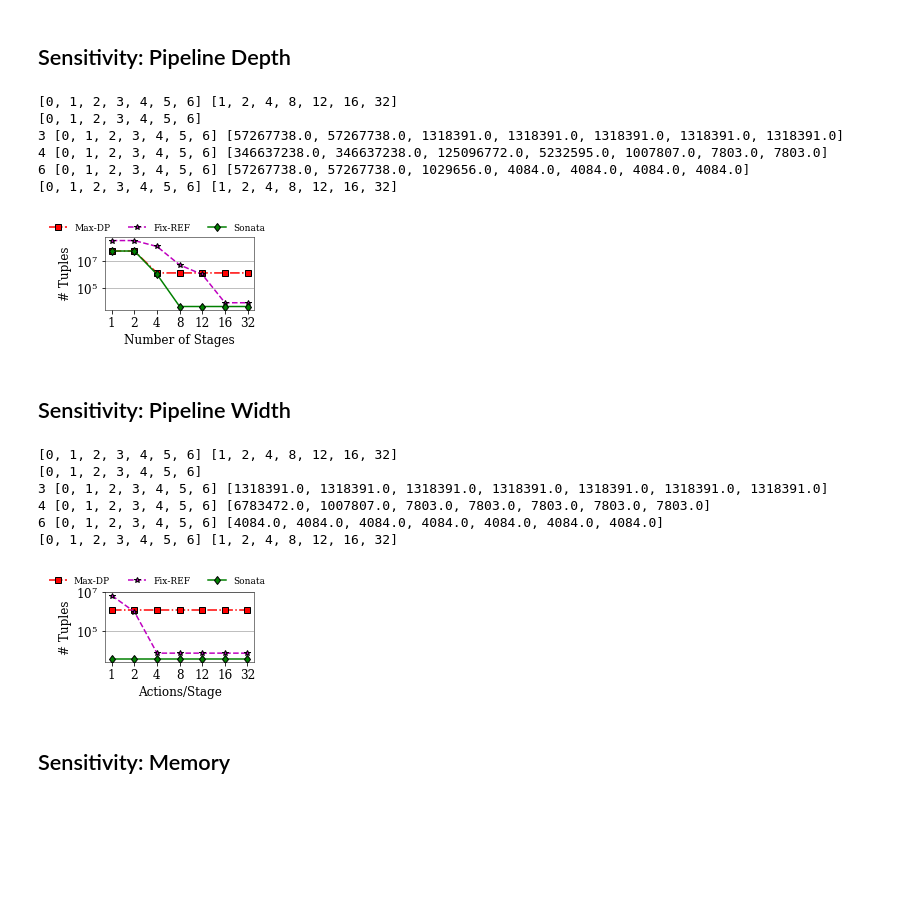
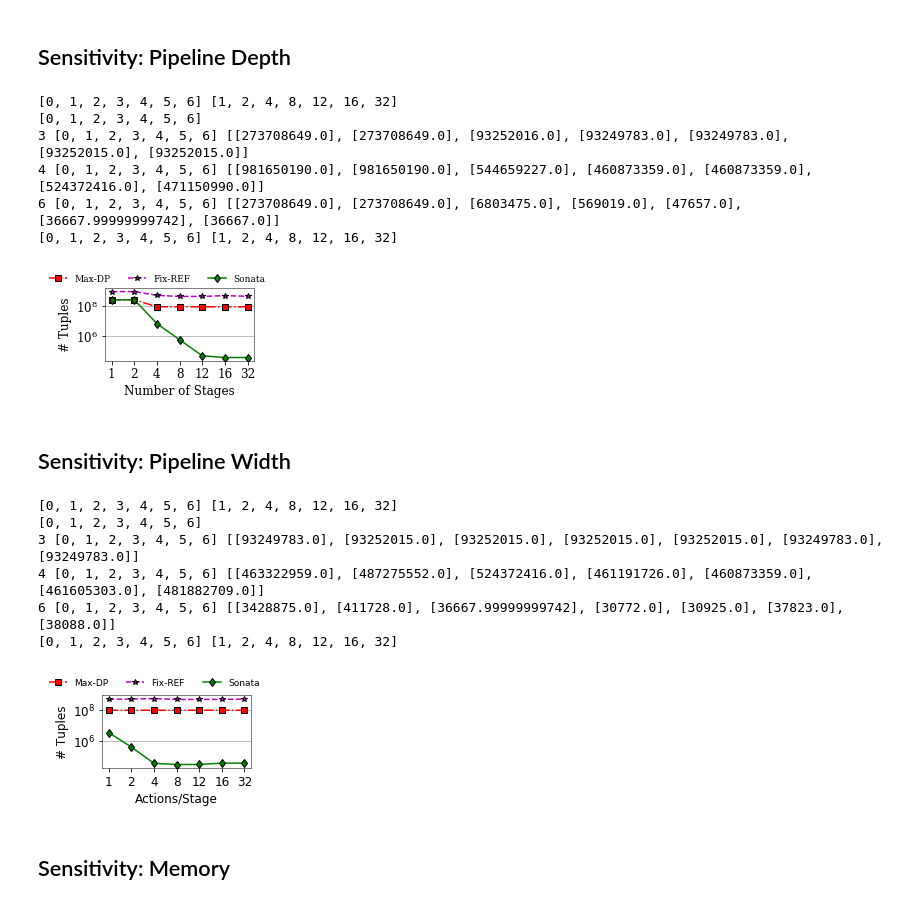
Before and after one commit to agupta13/SONATA-DEV, a Jupyter notebook: analysis/performance_eval/plot_results/plot_results.ipynb, the cells around one changed output. Saved outputs shown, nothing was run; the diff lists cells and outputs as text; code cells hidden in the pictures; blank space fills up the shorter version.

```diff
--- a/analysis/performance_eval/plot_results/plot_results.ipynb
+++ b/analysis/performance_eval/plot_results/plot_results.ipynb
@@ -586,6 +592,10 @@ data = {1: {32: 2*56695698, 1: 2*56695698, 2: 2*56695698, 4: 2*56695698, 8: 2*56
         4: {32: 7803.0, 1: 346637238.0, 2: 346637238.0, 4: 125096772.0, 8: 5232595.0, 12: 1007807.0, 16: 7803.0},
         6: {32: 4084.0, 1: 57267738.0, 2: 57267738.0, 4: 1029656.0, 8: 4084.0, 12: 4084.0, 16: 4084.0}}
 
+data = {1: {32: [754494408], 1: [754494408], 2: [754494408], 4: [754494408], 8: [754494408], 12: [754494408], 16: [754494408]},
+        3: {32: [93252015.0], 1: [273708649.0], 2: [273708649.0], 4: [93252016.0], 8: [93249783.0], 12: [93249783.0], 16: [93252015.0]},
+        4: {32: [471150990.0], 1: [981650190.0], 2: [981650190.0], 4: [544659227.0], 8: [460873359.0], 12: [460873359.0], 16: [524372416.0]},
+        6: {32: [36667.0], 1: [273708649.0], 2: [273708649.0], 4: [6803475.0], 8: [569019.0], 12: [47657.0], 16: [36667.99999999742]}}
 Ds = [1,2,4,8,12,16,32]
 modes = [3,4,6]
 modes_2_labels = {1: "Pl1", 2: "Pl2", 3: "Pl3", 4: "Pl4", 6: "Sonata"}
@@ -654,11 +664,11 @@ draw_plots(data, modes, modes_2_labels)
 # %% [output]
 [0, 1, 2, 3, 4, 5, 6] [1, 2, 4, 8, 12, 16, 32]
 [0, 1, 2, 3, 4, 5, 6]
-3 [0, 1, 2, 3, 4, 5, 6] [57267738.0, 57267738.0, 1318391.0, 1318391.0, 1318391.0, 1318391.0, 1318391.0]
-4 [0, 1, 2, 3, 4, 5, 6] [346637238.0, 346637238.0, 125096772.0, 5232595.0, 1007807.0, 7803.0, 7803.0]
-6 [0, 1, 2, 3, 4, 5, 6] [57267738.0, 57267738.0, 1029656.0, 4084.0, 4084.0, 4084.0, 4084.0]
+3 [0, 1, 2, 3, 4, 5, 6] [[273708649.0], [273708649.0], [93252016.0], [93249783.0], [93249783.0], [93252015.0], [93252015.0]]
+4 [0, 1, 2, 3, 4, 5, 6] [[981650190.0], [981650190.0], [544659227.0], [460873359.0], [460873359.0], [524372416.0], [471150990.0]]
+6 [0, 1, 2, 3, 4, 5, 6] [[273708649.0], [273708649.0], [6803475.0], [569019.0], [47657.0], [36667.99999999742], [36667.0]]
 [0, 1, 2, 3, 4, 5, 6] [1, 2, 4, 8, 12, 16, 32]
-[figure, old version]
+[figure, new version]
 # %% [markdown]
 ## Sensitivity: Pipeline Width
 # %%
@@ -667,6 +677,12 @@ data = {1: {32: 113391396, 1: 113391396, 2: 113391396, 4: 113391396, 8: 11339139
         3: {32: 1318391.0, 1: 1318391.0, 2: 1318391.0, 4: 1318391.0, 8: 1318391.0, 12: 1318391.0, 16: 1318391.0},
         4: {32: 7803.0, 1: 6783472.0, 2: 1007807.0, 4: 7803.0, 8: 7803.0, 12: 7803.0, 16: 7803.0},
         6: {32: 4084.0, 1: 4084.0, 2: 4084.0, 4: 4084.0, 8: 4084.0, 12: 4084.0, 16: 4084.0}}
+
+data = {1: {32: [754494408], 1: [754494408], 2: [754494408], 4: [754494408], 8: [754494408], 12: [754494408], 16: [754494408]},
+        2: {32: [273708649.0], 1: [273708649.0], 2: [273708649.0], 4: [273708649.0], 8: [273708649.0], 12: [273708649.0], 16: [273708649.0]},
+        3: {32: [93249783.0], 1: [93249783.0], 2: [93252015.0], 4: [93252015.0], 8: [93252015.0], 12: [93252015.0], 16: [93249783.0]},
+        4: {32: [481882709.0], 1: [463322959.0], 2: [487275552.0], 4: [524372416.0], 8: [461191726.0], 12: [460873359.0], 16: [461605303.0]},
+        6: {32: [38088.0], 1: [3428875.0], 2: [411728.0], 4: [36667.99999999742], 8: [30772.0], 12: [30925.0], 16: [37823.0]}}
 
 Ds = [1,2,4,8,12,16,32]
 modes = [6]
@@ -703,36 +719,36 @@ def draw_plots(data, modes, modes_2_labels):
 #         pl.plot(x,y,label=modes_2_labels[mode],color='k',linestyle='--', marker='o', mec='k', mfc='g')
         pl.plot(x,y,label=modes_2_labels[mode],color=color_n[mode],linestyle=linestyles[mode], marker=markers[mode],
                 mec='k', mfc=color_n[mode])
 
         ctr += 1
 
     plt.xlabel('Actions/Stage')
     plt.ylabel('# Tuples')
 
     print ticks, qids
     plt.xticks(ticks, qids, rotation=0)
     ax.yaxis.grid(True)
     #ax.set_xlim(xmax=5.25)
     ax.set_yscale("log", nonposy='clip')
 #     ax.set_xlim(xmin=0.75)
     ax.legend(loc='upper center', bbox_to_anchor=(0.35, 1.35),
               ncol=3, fancybox=False, shadow=False, fontsize=9, frameon=False)
     fname = "/Users/arpit/Documents/nsdi18/writing/figures/sensitivity_W_analysis.eps"
     plt.tight_layout()
     plot_name = fname
     pl.savefig(plot_name)
     plt.show()
     pass
 
 # plot_data = get_plot_data(data)
 draw_plots(data, modes, modes_2_labels)
 # %% [output]
 [0, 1, 2, 3, 4, 5, 6] [1, 2, 4, 8, 12, 16, 32]
 [0, 1, 2, 3, 4, 5, 6]
-3 [0, 1, 2, 3, 4, 5, 6] [1318391.0, 1318391.0, 1318391.0, 1318391.0, 1318391.0, 1318391.0, 1318391.0]
-4 [0, 1, 2, 3, 4, 5, 6] [6783472.0, 1007807.0, 7803.0, 7803.0, 7803.0, 7803.0, 7803.0]
-6 [0, 1, 2, 3, 4, 5, 6] [4084.0, 4084.0, 4084.0, 4084.0, 4084.0, 4084.0, 4084.0]
+3 [0, 1, 2, 3, 4, 5, 6] [[93249783.0], [93252015.0], [93252015.0], [93252015.0], [93252015.0], [93249783.0], [93249783.0]]
+4 [0, 1, 2, 3, 4, 5, 6] [[463322959.0], [487275552.0], [524372416.0], [461191726.0], [460873359.0], [461605303.0], [481882709.0]]
+6 [0, 1, 2, 3, 4, 5, 6] [[3428875.0], [411728.0], [36667.99999999742], [30772.0], [30925.0], [37823.0], [38088.0]]
 [0, 1, 2, 3, 4, 5, 6] [1, 2, 4, 8, 12, 16, 32]
-[figure, old version]
+[figure, new version]
 # %% [markdown]
 ## Sensitivity: Memory
```
Also changed, not shown: parts of 7 cells of this notebook, 4 other files.
